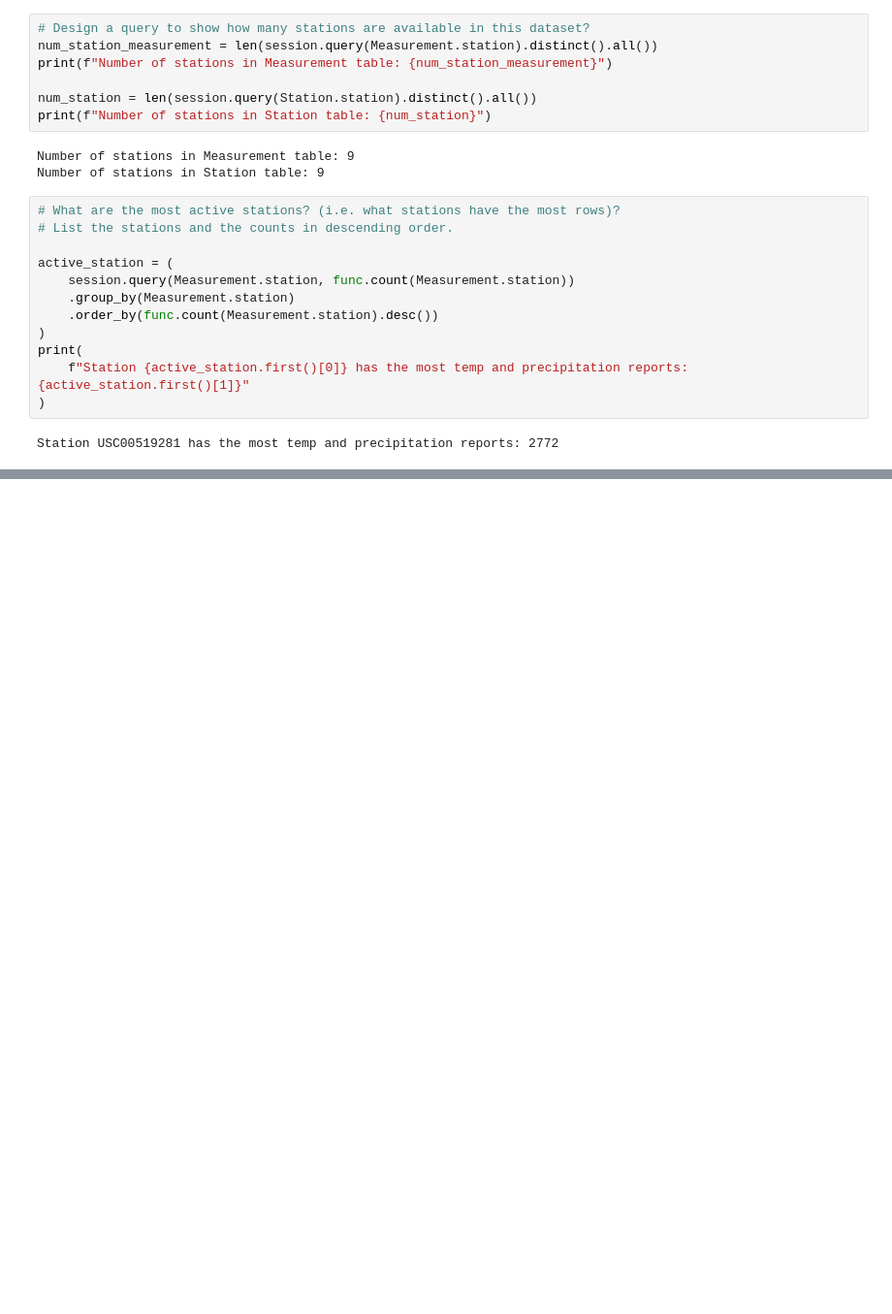
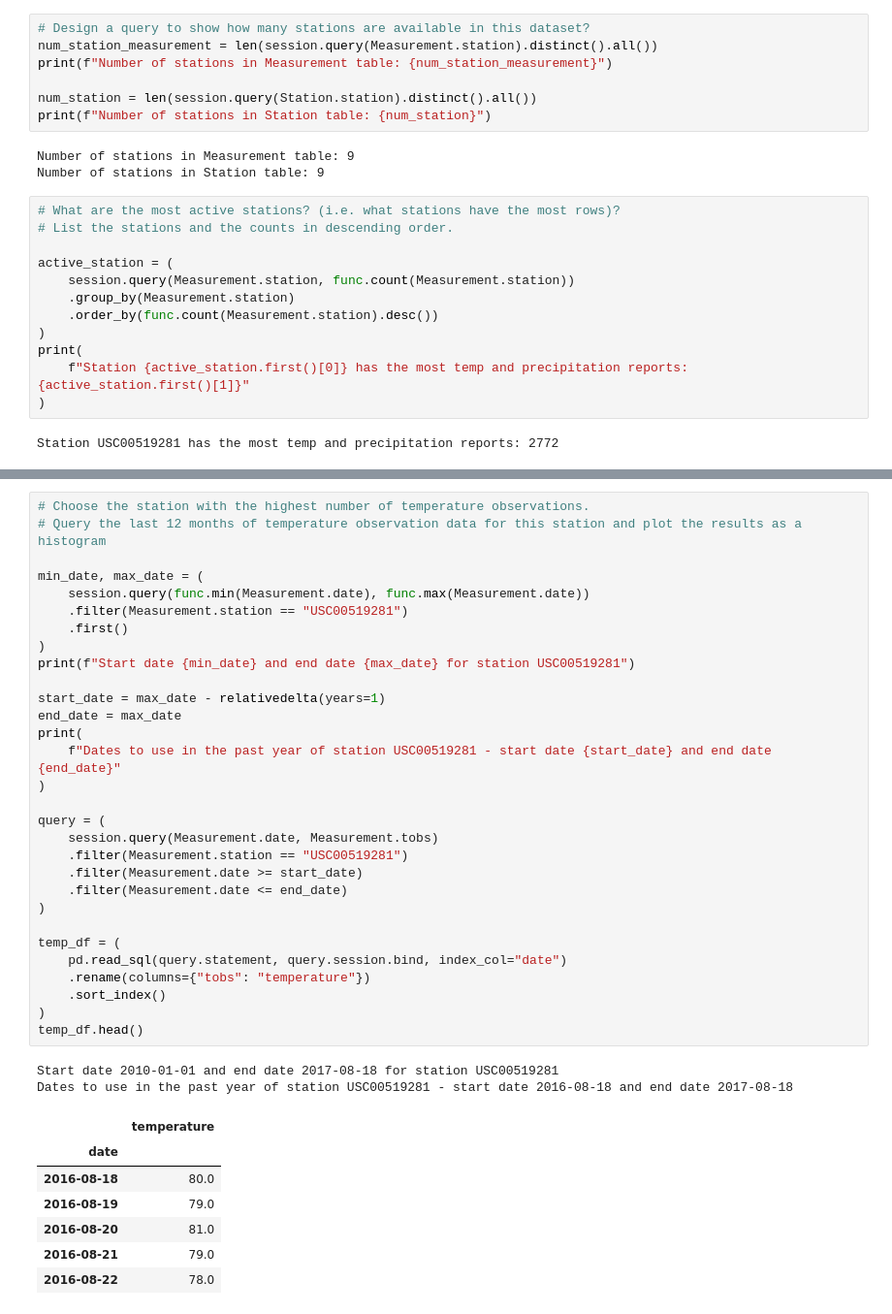
Before and after one commit to cmoeser5/Hawaii-Climate-Analysis, a Jupyter notebook: climate.ipynb, the cells around one changed output, grey strips where cells are left out. Shown at 97% size. Drawn from its saved outputs; the diff is of its cells as text; blank space fills up the shorter version.

```diff
--- a/climate.ipynb
+++ b/climate.ipynb
@@ -196,0 +217,40 @@ Station USC00519281 has the most temp and precipitation reports: 2772
+# %%
+# Choose the station with the highest number of temperature observations.
+# Query the last 12 months of temperature observation data for this station and plot the results as a histogram
+
+min_date, max_date = (
+    session.query(func.min(Measurement.date), func.max(Measurement.date))
+    .filter(Measurement.station == "USC00519281")
+    .first()
+)
+print(f"Start date {min_date} and end date {max_date} for station USC00519281")
+
+start_date = max_date - relativedelta(years=1)
+end_date = max_date
+print(
+    f"Dates to use in the past year of station USC00519281 - start date {start_date} and end date {end_date}"
+)
+
+query = (
+    session.query(Measurement.date, Measurement.tobs)
+    .filter(Measurement.station == "USC00519281")
+    .filter(Measurement.date >= start_date)
+    .filter(Measurement.date <= end_date)
+)
+
+temp_df = (
+    pd.read_sql(query.statement, query.session.bind, index_col="date")
+    .rename(columns={"tobs": "temperature"})
+    .sort_index()
+)
+temp_df.head()
+# %% [output]
+Start date 2010-01-01 and end date 2017-08-18 for station USC00519281
+Dates to use in the past year of station USC00519281 - start date 2016-08-18 and end date 2017-08-18
+|  | temperature |
+| date |  |
+| 2016-08-18 | 80.0 |
+| 2016-08-19 | 79.0 |
+| 2016-08-20 | 81.0 |
+| 2016-08-21 | 79.0 |
+| 2016-08-22 | 78.0 |
```
Also changed, not shown: parts of 2 cells of this notebook.
